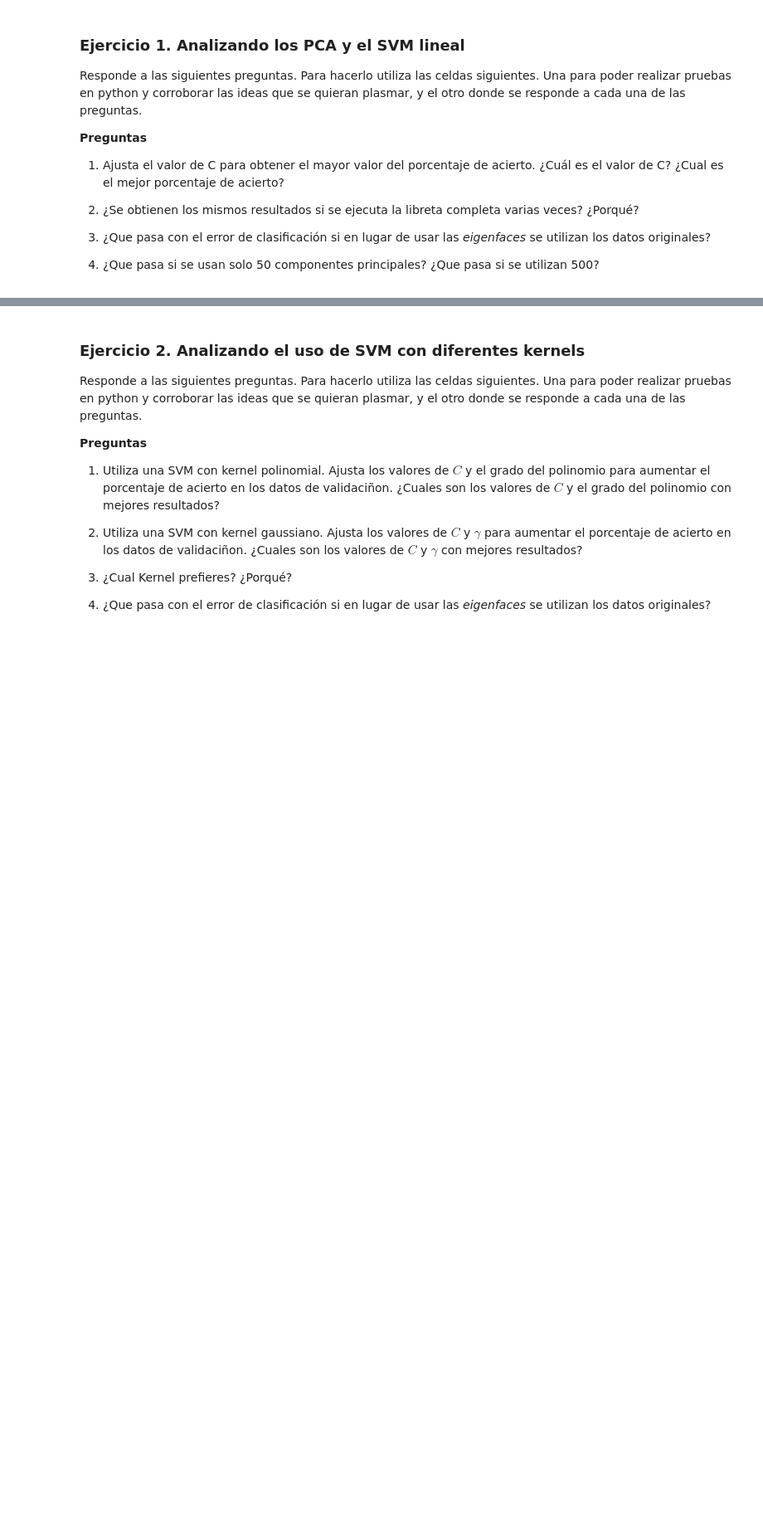
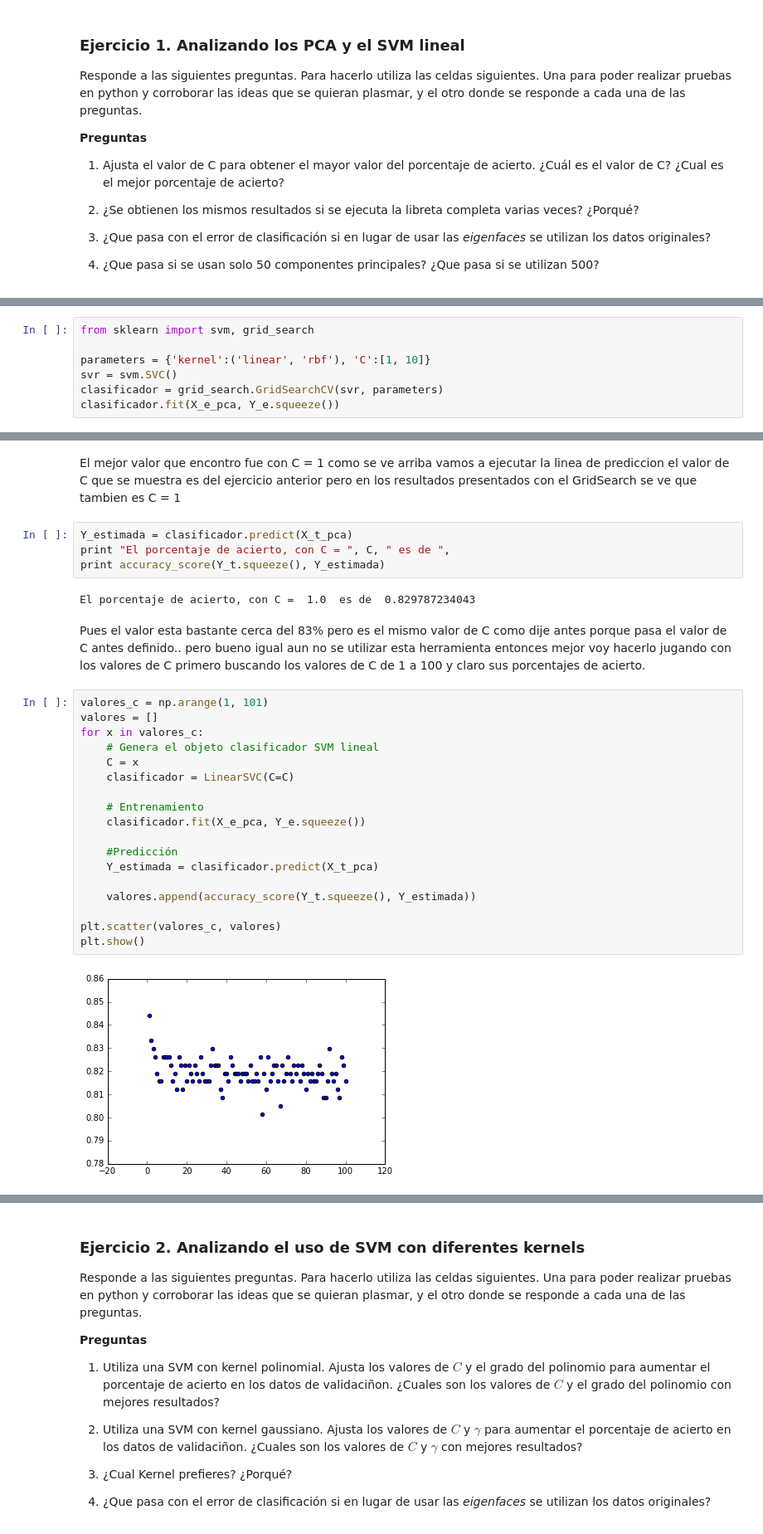
Before and after one commit to cursoRdP-unison/svm, a Jupyter notebook: SVM_rostros.ipynb, the cells around one changed output, grey strips where cells are left out. Shown: that part at 83% size. Drawn from its saved outputs; the diff is of its cells as text; blank space fills up the shorter version.

```diff
--- a/SVM_rostros.ipynb
+++ b/SVM_rostros.ipynb
@@ -279,0 +276,7 @@ Responde a las siguientes preguntas. Para hacerlo utiliza las celdas siguientes.
+# %%
+from sklearn import svm, grid_search
+
+parameters = {'kernel':('linear', 'rbf'), 'C':[1, 10]}
+svr = svm.SVC()
+clasificador = grid_search.GridSearchCV(svr, parameters)
+clasificador.fit(X_e_pca, Y_e.squeeze())
@@ -279,0 +292,30 @@ Responde a las siguientes preguntas. Para hacerlo utiliza las celdas siguientes.
+# %% [markdown]
+El mejor valor que encontro fue con C = 1 como se ve arriba vamos a ejecutar la linea de prediccion el valor de C que se muestra es del ejercicio anterior pero en los resultados presentados con el GridSearch se ve que tambien es C = 1
+# %%
+Y_estimada = clasificador.predict(X_t_pca)
+print "El porcentaje de acierto, con C = ", C, " es de ",
+print accuracy_score(Y_t.squeeze(), Y_estimada)
+# %% [output]
+El porcentaje de acierto, con C =  1.0  es de  0.829787234043
+# %% [markdown]
+Pues el valor esta bastante cerca del 83% pero es el mismo valor de C como dije antes porque pasa el valor de C antes definido.. pero bueno igual aun no se utilizar esta herramienta entonces mejor voy hacerlo jugando con los valores de C primero buscando los valores de C de 1 a 100 y claro sus porcentajes de acierto.
+# %%
+valores_c = np.arange(1, 101)
+valores = []
+for x in valores_c:
+    # Genera el objeto clasificador SVM lineal
+    C = x
+    clasificador = LinearSVC(C=C)
+
+    # Entrenamiento
+    clasificador.fit(X_e_pca, Y_e.squeeze())
+
+    #Predicción
+    Y_estimada = clasificador.predict(X_t_pca)
+
+    valores.append(accuracy_score(Y_t.squeeze(), Y_estimada))
+
+plt.scatter(valores_c, valores)
+plt.show()
+# %% [output]
+[figure, added]
```
Also changed, not shown: parts of 78 cells of this notebook.
